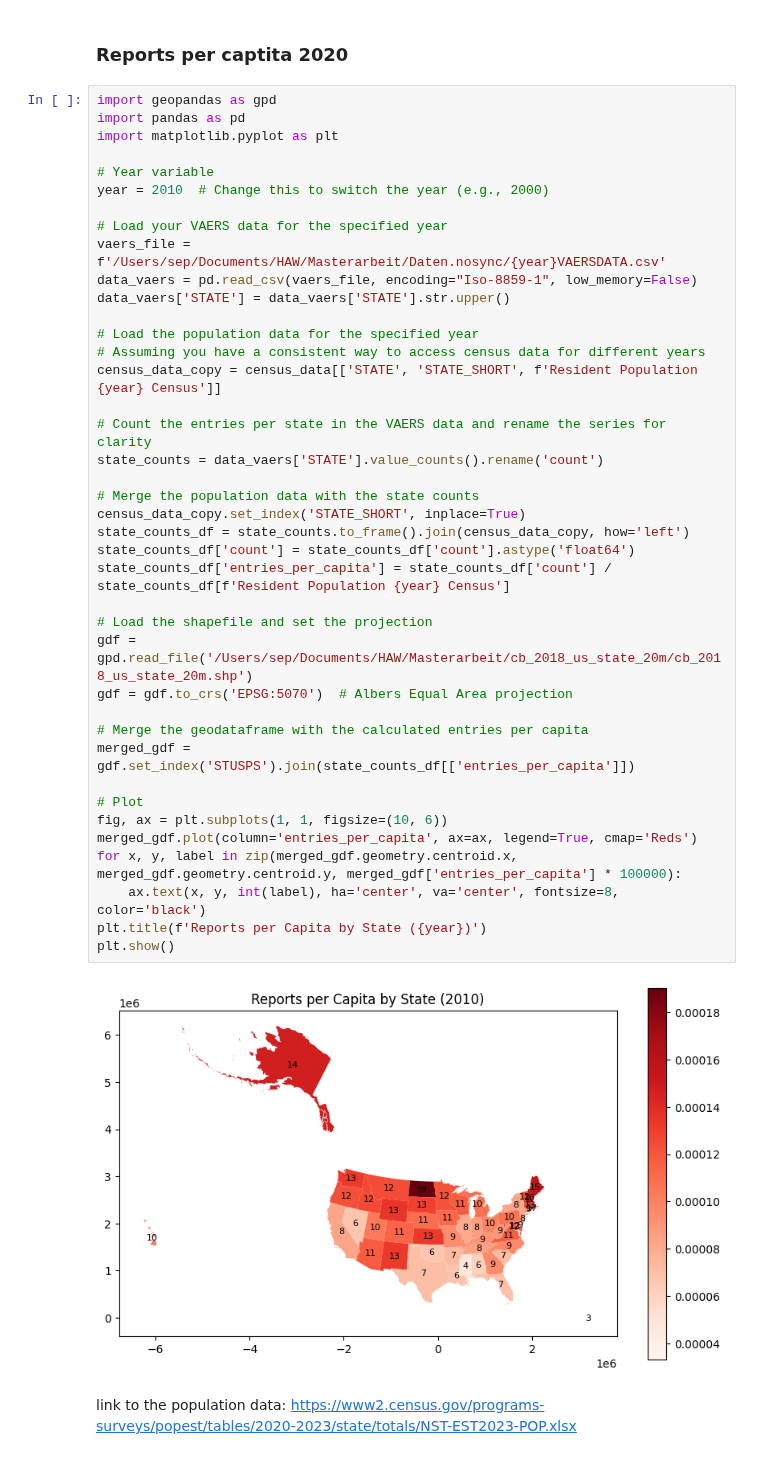
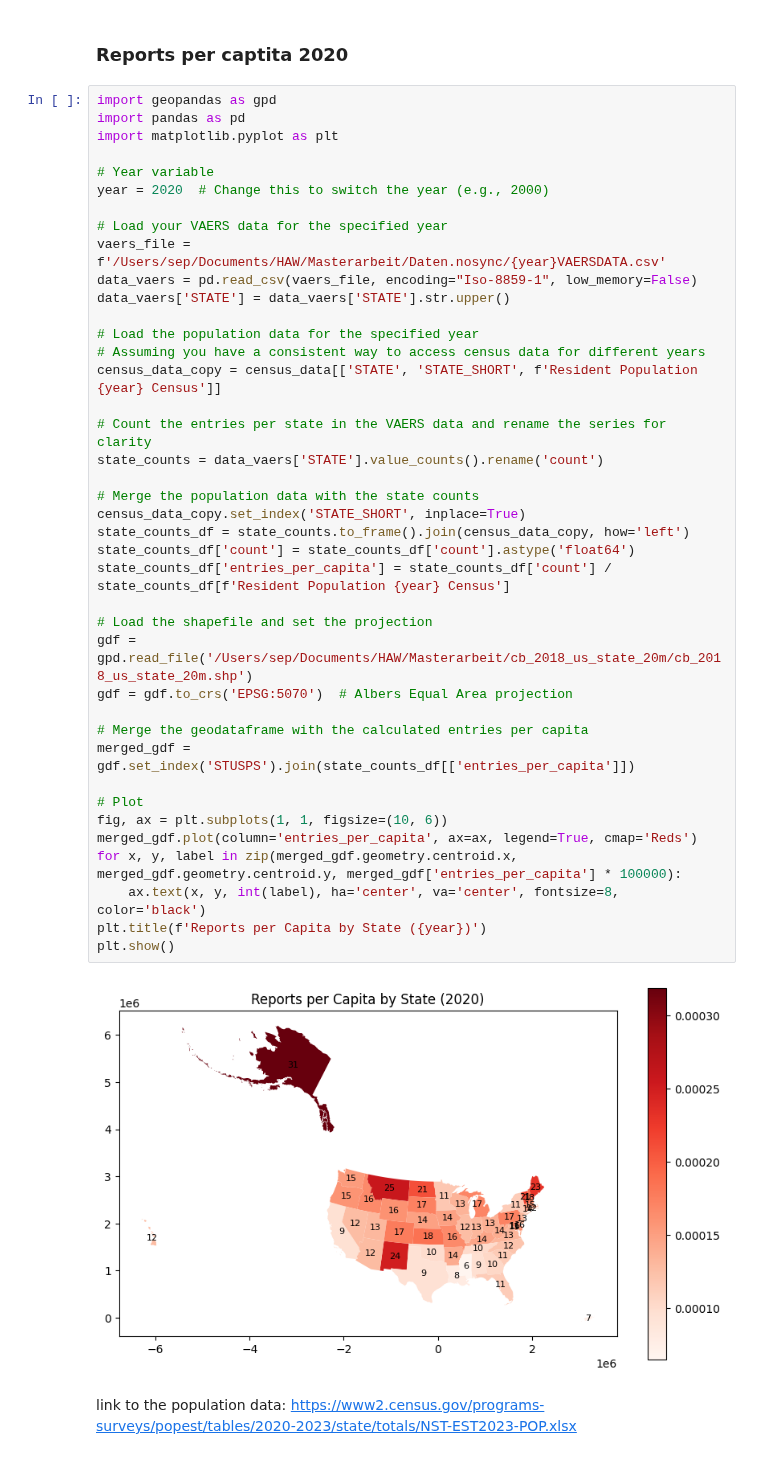
Before and after one commit to ZaNioxX/Masterarbeit, a Jupyter notebook: Data_Exploration/Reports_per_State.ipynb, the cells around one changed output. Cells and saved outputs as stored; diff of their text form.

```diff
--- a/Data_Exploration/Reports_per_State.ipynb
+++ b/Data_Exploration/Reports_per_State.ipynb
@@ -397,7 +397,7 @@ import pandas as pd
 import matplotlib.pyplot as plt
 
 # Year variable
-year = 2010  # Change this to switch the year (e.g., 2000)
+year = 2020  # Change this to switch the year (e.g., 2000)
 
 # Load your VAERS data for the specified year
 vaers_file = f'/Users/sep/Documents/HAW/Masterarbeit/Daten.nosync/{year}VAERSDATA.csv'
@@ -405,34 +405,34 @@ data_vaers = pd.read_csv(vaers_file, encoding="Iso-8859-1", low_memory=False)
 data_vaers['STATE'] = data_vaers['STATE'].str.upper()
 
 # Load the population data for the specified year
 # Assuming you have a consistent way to access census data for different years
 census_data_copy = census_data[['STATE', 'STATE_SHORT', f'Resident Population {year} Census']]
 
 # Count the entries per state in the VAERS data and rename the series for clarity
 state_counts = data_vaers['STATE'].value_counts().rename('count')
 
 # Merge the population data with the state counts
 census_data_copy.set_index('STATE_SHORT', inplace=True)
 state_counts_df = state_counts.to_frame().join(census_data_copy, how='left')
 state_counts_df['count'] = state_counts_df['count'].astype('float64')
 state_counts_df['entries_per_capita'] = state_counts_df['count'] / state_counts_df[f'Resident Population {year} Census']
 
 # Load the shapefile and set the projection
 gdf = gpd.read_file('/Users/sep/Documents/HAW/Masterarbeit/cb_2018_us_state_20m/cb_2018_us_state_20m.shp')
 gdf = gdf.to_crs('EPSG:5070')  # Albers Equal Area projection
 
 # Merge the geodataframe with the calculated entries per capita
 merged_gdf = gdf.set_index('STUSPS').join(state_counts_df[['entries_per_capita']])
 
 # Plot
 fig, ax = plt.subplots(1, 1, figsize=(10, 6))
 merged_gdf.plot(column='entries_per_capita', ax=ax, legend=True, cmap='Reds')
 for x, y, label in zip(merged_gdf.geometry.centroid.x, merged_gdf.geometry.centroid.y, merged_gdf['entries_per_capita'] * 100000):
     ax.text(x, y, int(label), ha='center', va='center', fontsize=8, color='black')
 plt.title(f'Reports per Capita by State ({year})')
 plt.show()
 # %% [output]
-[figure, old version]
+[figure, new version]
 # %% [markdown]
 
 link to the population data: https://www2.census.gov/programs-surveys/popest/tables/2020-2023/state/totals/NST-EST2023-POP.xlsx
```
Also changed, not shown: 1 other file.
